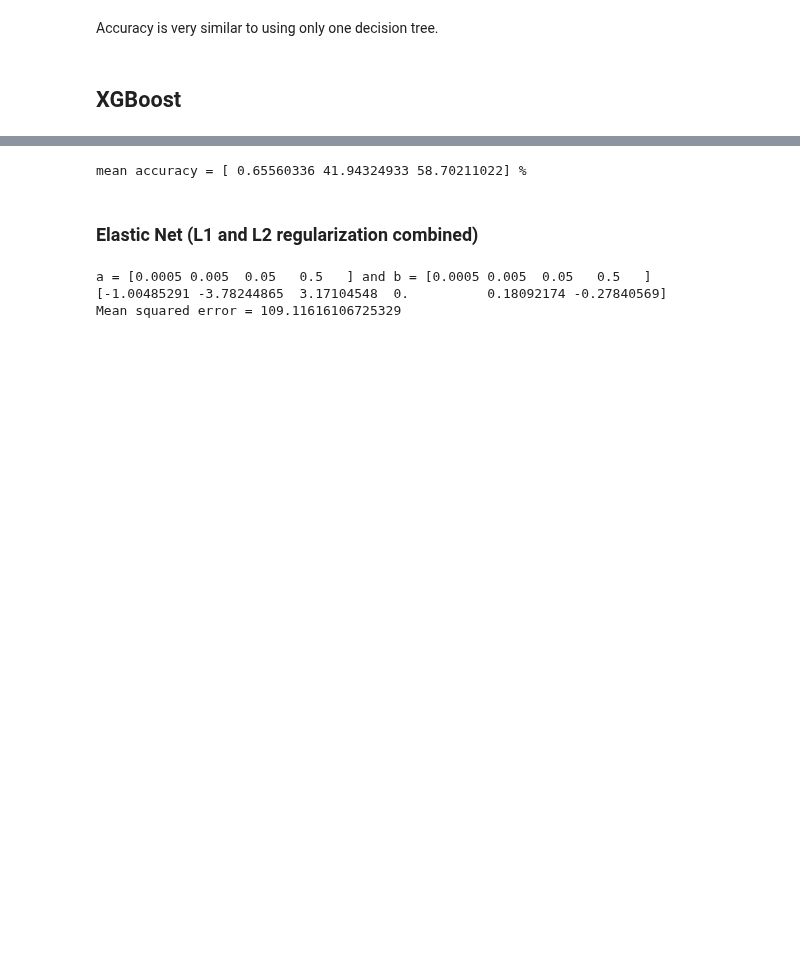
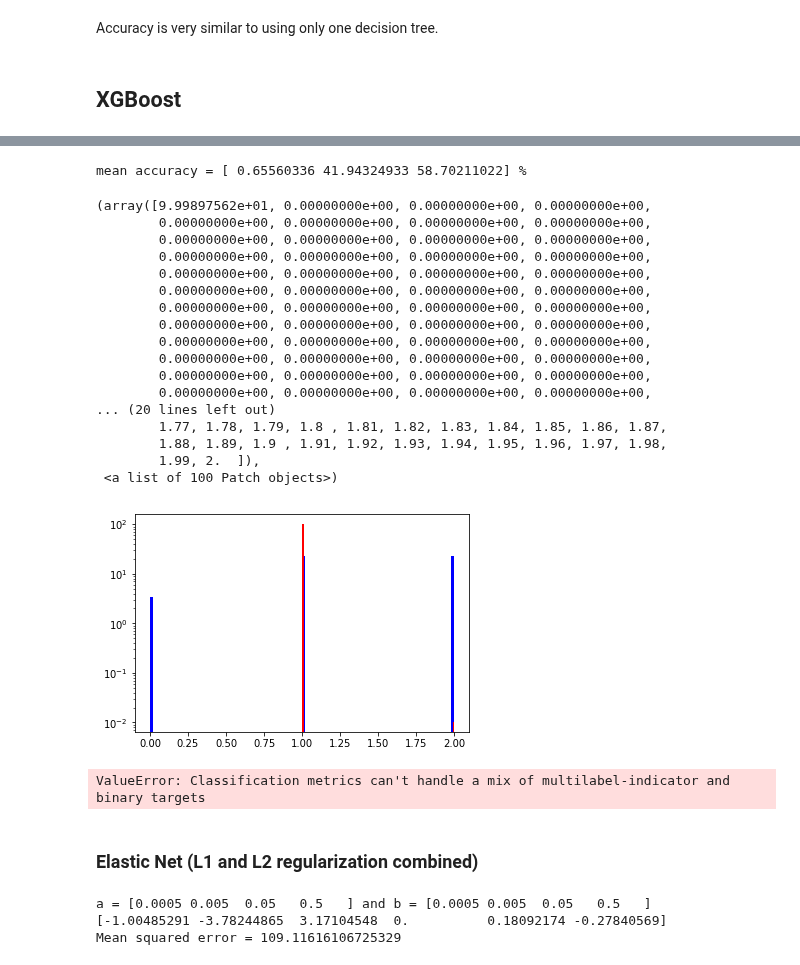
Before and after one commit to ginochen/Dual-branched_DNN_SVM, a Jupyter notebook: Dual_branched_DNN_SVM.ipynb, the cells around one changed output, grey strips where cells are left out. Cells and saved outputs as stored; diff of their text form; code cells hidden in the pictures; blank space fills up the shorter version.

```diff
--- a/Dual_branched_DNN_SVM.ipynb
+++ b/Dual_branched_DNN_SVM.ipynb
@@ -309,13 +333,47 @@ Stopping. Best iteration:
 # %%
 y_pred_xgb = bst.predict(test_xgb)
 y_pred_xgbx = np.zeros(y_pred_xgb.shape)
+y_pred_xgbx1 = np.zeros(y_pred_xgb.shape[0])
 for i in range(y_pred_xgb.shape[0]):
     index, value = max(enumerate(y_pred_xgb[i,:]), key=operator.itemgetter(1))
     y_pred_xgbx[i,index] = 1
+    y_pred_xgbx1[i] = index+1
 meanacc_xgb = np.mean(abs(y_pred_xgbx-y_cat_testx),axis=0)
 print('mean accuracy = %s %%'%str((1-meanacc_xgb)*100))
+plt.hist(y_cat_test,density=True,log=True,bins=100,color='b',rwidth=1)
+plt.hist(y_pred_xgbx1,density=True,log=True,bins=100,color='r',rwidth=5)
 # %% [output]
 mean accuracy = [ 0.65560336 41.94324933 58.70211022] %
+(array([9.99897562e+01, 0.00000000e+00, 0.00000000e+00, 0.00000000e+00,
+        0.00000000e+00, 0.00000000e+00, 0.00000000e+00, 0.00000000e+00,
+        0.00000000e+00, 0.00000000e+00, 0.00000000e+00, 0.00000000e+00,
+        0.00000000e+00, 0.00000000e+00, 0.00000000e+00, 0.00000000e+00,
+        0.00000000e+00, 0.00000000e+00, 0.00000000e+00, 0.00000000e+00,
+        0.00000000e+00, 0.00000000e+00, 0.00000000e+00, 0.00000000e+00,
+        0.00000000e+00, 0.00000000e+00, 0.00000000e+00, 0.00000000e+00,
+        0.00000000e+00, 0.00000000e+00, 0.00000000e+00, 0.00000000e+00,
+        0.00000000e+00, 0.00000000e+00, 0.00000000e+00, 0.00000000e+00,
+        0.00000000e+00, 0.00000000e+00, 0.00000000e+00, 0.00000000e+00,
+        0.00000000e+00, 0.00000000e+00, 0.00000000e+00, 0.00000000e+00,
+        0.00000000e+00, 0.00000000e+00, 0.00000000e+00, 0.00000000e+00,
+... (20 lines left out)
+        1.77, 1.78, 1.79, 1.8 , 1.81, 1.82, 1.83, 1.84, 1.85, 1.86, 1.87,
+        1.88, 1.89, 1.9 , 1.91, 1.92, 1.93, 1.94, 1.95, 1.96, 1.97, 1.98,
+        1.99, 2.  ]),
+ <a list of 100 Patch objects>)
+[figure, added]
+# %%
+cnf_matrix = confusion_matrix(y_cat_testx, y_pred_xgbx1, labels=[0,1])
+plt.figure()
+np.set_printoptions(precision=3)
+plot_confusion_matrix(cnf_matrix, classes=['active','churn'], normalize=True, title='Confusion matrix')
+#f1 = f1_score(y_test,y_pred)
+#print('F1 score = 2*PPV*TPR/(PPV+TPR) = %s'%f1)
+#print('Positive Predictive Value (PPV), Precision = '+str(precision))
+#print('True  positive rate (TPR), Recall, Sensitivity, Prob of detection = '+str(recall))
+print(classification_report(y_test,y_pred))
+# %% [output]
+ValueError: Classification metrics can't handle a mix of multilabel-indicator and binary targets
 # %% [markdown]
 ### Elastic Net (L1 and L2 regularization combined)
 # %%
```
Also changed, not shown: parts of 6 cells of this notebook.
